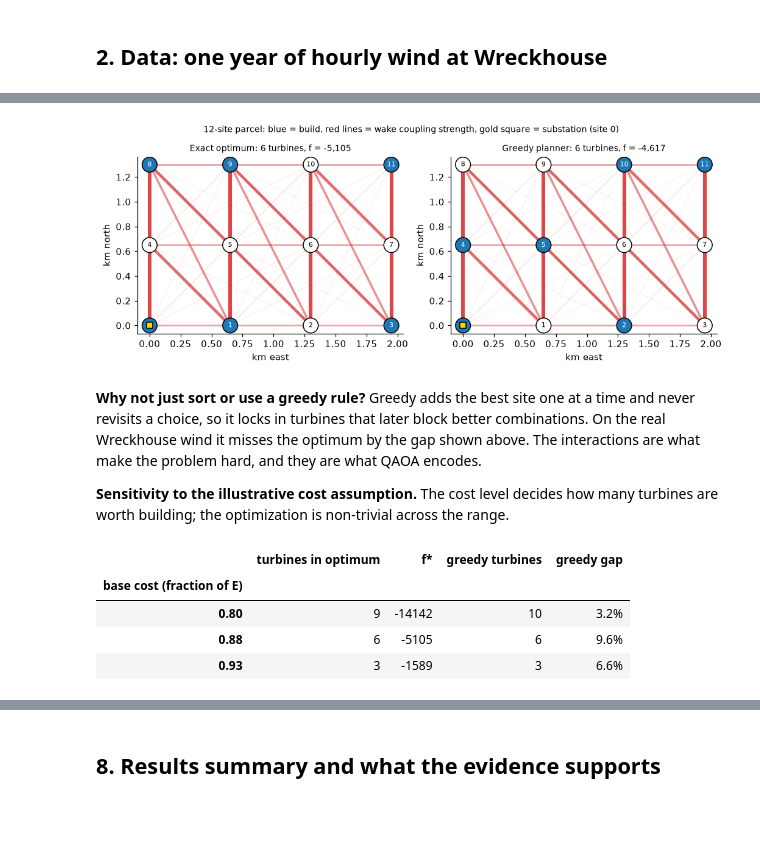
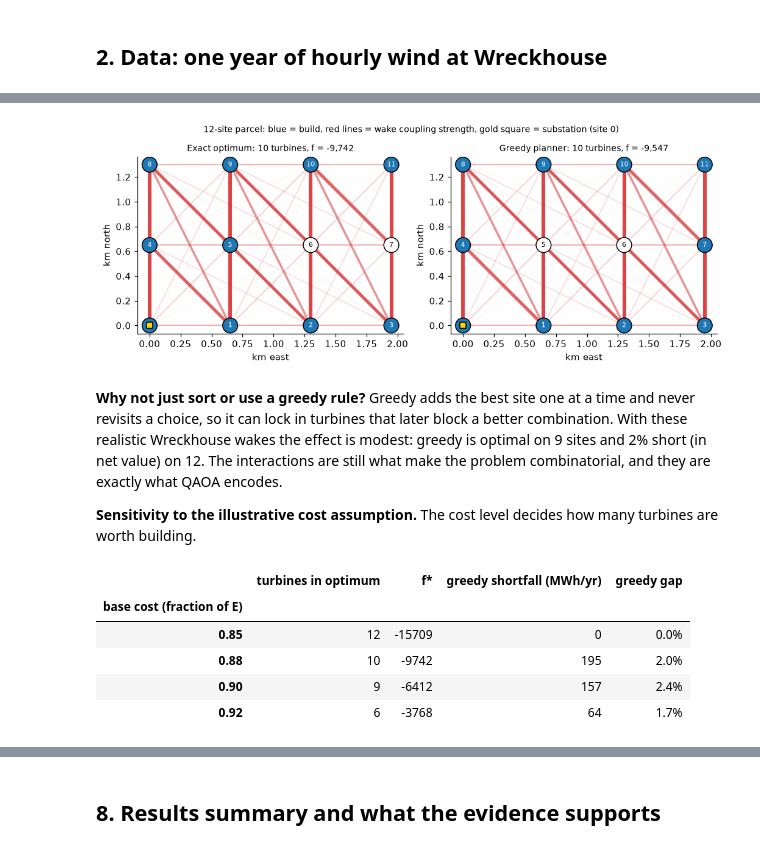
Before and after one commit to mrw-soumik/Qiskit-AI-Entanglers-, a Jupyter notebook: wakewise.ipynb, the cells around one changed output, grey strips where cells are left out. Drawn from its saved outputs; the diff is of its cells as text; code cells hidden in the pictures; blank space fills up the shorter version.

```diff
--- a/wakewise.ipynb
+++ b/wakewise.ipynb
@@ -113,30 +133,34 @@ Two instances on a flat grid with 650 m (5 rotor diameter) spacing:
 * **Main instance:** 3 x 4 grid, 12 sites (12 qubits), used for all noiseless experiments.
 * **Hardware instance:** 3 x 3 grid, 9 sites (9 qubits), small enough for meaningful results on today's noisy hardware.
 # %%
-spacing = 5 * ww.TURBINE["D"]
+spacing = 5 * ww.D
+jensen, gaussian = ww.wake_model("jensen"), ww.wake_model("gaussian")
 inst = {}
 for name, (rows, cols) in {"main_12": (3, 4), "hw_9": (3, 3)}.items():
     xy = ww.grid(rows, cols, spacing)
-    lin, W, info = ww.build_qubo(xy, wd, u)
+    lin, W, info = ww.build_qubo(xy, wd, u, model=jensen)
     x_opt, f_opt, values = ww.exact(lin, W)
     x_gr = ww.greedy(lin, W)
-    inst[name] = dict(xy=xy, rows=rows, cols=cols, lin=lin, W=W, E=info["E"], x_opt=x_opt, f_opt=f_opt,
-                      values=values, f_rand=values.mean(), x_gr=x_gr, f_gr=ww.qubo_values(x_gr, lin, W)[0])
+    inst[name] = dict(xy=xy, rows=rows, cols=cols, lin=lin, W=W, E=info["E"], cost=info["cost"], x_opt=x_opt,
+                      f_opt=f_opt, values=values, f_rand=values.mean(), x_gr=x_gr, f_gr=ww.qubo_values(x_gr, lin, W)[0])
 
-E = inst["main_12"]["E"]
-print(f"free-stream energy per turbine E = {E:,.0f} MWh/yr (capacity factor {E / (4 * 8760):.0%})")
+d = inst["main_12"]
+E = d["E"]
 iu = np.triu_indices(12, 1)
-Wm = inst["main_12"]["W"][iu]
+Wm = d["W"][iu]
+block_loss = 1 - ww.farm_energy(jensen, d["xy"], wd, u).sum() / (12 * E)
+print(f"one turbine alone: E = {E:,.0f} MWh/yr (capacity factor {E / (ww.RATED_KW / 1000 * 8760):.0%})")
 print(f"wake couplings (12 sites): {np.count_nonzero(Wm)} of {len(Wm)} pairs, largest {Wm.max():,.0f} MWh/yr "
-      f"({Wm.max() / E:.1%} of E), median {np.median(Wm):,.0f} MWh/yr")
+      f"({Wm.max() / E:.1%} of E), median {np.median(Wm):,.0f}; a full 12-turbine block loses {block_loss:.1%} to wakes")
 
 rows = []
-for name, d in inst.items():
-    n = len(d["lin"])
+for name, dd in inst.items():
+    n = len(dd["lin"])
     rows.append({"instance": name, "sites (qubits)": n, "layouts": 2 ** n,
-                 "exact optimum f*": round(d["f_opt"]), "turbines in optimum": int(d["x_opt"].sum()),
-                 "greedy f": round(d["f_gr"]), "greedy gap": f"{(d['f_gr'] - d['f_opt']) / abs(d['f_opt']):.1%}",
-                 "random mean f": round(d["f_rand"])})
+                 "exact optimum f*": round(dd["f_opt"]), "turbines in optimum": int(dd["x_opt"].sum()),
+                 "greedy f": round(dd["f_gr"]), "greedy shortfall (MWh/yr)": round(dd["f_gr"] - dd["f_opt"]),
+                 "greedy gap (% of net value)": f"{(dd['f_gr'] - dd['f_opt']) / abs(dd['f_opt']):.1%}",
+                 "random mean f": round(dd["f_rand"])})
 baseline_table = pd.DataFrame(rows).set_index("instance")
 baseline_table
 # %% [output]
@@ -149,42 +173,42 @@ wake couplings (12 sites): 66 of 66 pairs, largest 613 MWh/yr (4.4% of E), media
 # %%
-def draw_layout(ax, d, x, title):
-    xy = d["xy"] / 1000
-    W = d["W"]
+def draw_layout(ax, dd, x, title):
+    xy = dd["xy"] / 1000
+    W = dd["W"]
     for i, j in zip(*np.triu_indices(len(xy), 1)):
         if W[i, j] > 0:
             ax.plot(*xy[[i, j]].T, color="tab:red", alpha=0.85 * W[i, j] / W.max(), lw=4 * W[i, j] / W.max(), zorder=1)
     ax.scatter(*xy.T, s=260, c=["tab:blue" if b else "white" for b in x], edgecolors="black", zorder=2)
     for k, (px, py) in enumerate(xy):
         ax.annotate(str(k), (px, py), ha="center", va="center", fontsize=7, color="white" if x[k] else "black", zorder=3)
     ax.scatter(*xy[0], marker="s", s=40, c="gold", edgecolors="black", zorder=4)
     ax.set_title(title, fontsize=9); ax.set_aspect("equal"); ax.set_xlabel("km east"); ax.set_ylabel("km north")
 
-d = inst["main_12"]
 fig, axs = plt.subplots(1, 2, figsize=(9.5, 3.6))
 draw_layout(axs[0], d, d["x_opt"], f"Exact optimum: {int(d['x_opt'].sum())} turbines, f = {d['f_opt']:,.0f}")
 draw_layout(axs[1], d, d["x_gr"], f"Greedy planner: {int(d['x_gr'].sum())} turbines, f = {d['f_gr']:,.0f}")
 fig.suptitle("12-site parcel: blue = build, red lines = wake coupling strength, gold square = substation (site 0)", fontsize=9)
 fig.tight_layout(); fig.savefig(FIG / "layouts.png", bbox_inches="tight"); plt.show()
 # %% [output]
-[figure, old version]
+[figure, new version]
 # %% [markdown]
-**Why not just sort or use a greedy rule?** Greedy adds the best site one at a time and never revisits a choice, so it locks in turbines that later block better combinations. On the real Wreckhouse wind it misses the optimum by the gap shown above. The interactions are what make the problem hard, and they are what QAOA encodes.
+**Why not just sort or use a greedy rule?** Greedy adds the best site one at a time and never revisits a choice, so it can lock in turbines that later block a better combination. With these realistic Wreckhouse wakes the effect is modest: greedy is optimal on 9 sites and 2% short (in net value) on 12. The interactions are still what make the problem combinatorial, and they are exactly what QAOA encodes.
 
-**Sensitivity to the illustrative cost assumption.** The cost level decides how many turbines are worth building; the optimization is non-trivial across the range.
+**Sensitivity to the illustrative cost assumption.** The cost level decides how many turbines are worth building.
 # %%
 sens = []
-for frac in [0.80, 0.88, 0.93]:
-    lin_s, W_s, _ = ww.build_qubo(inst["main_12"]["xy"], wd, u, cost_frac=frac)
+for frac in [0.85, 0.88, 0.90, 0.92]:
+    lin_s, W_s, _ = ww.build_qubo(d["xy"], wd, u, cost_frac=frac, model=jensen)
     xo, fo, _ = ww.exact(lin_s, W_s); xg = ww.greedy(lin_s, W_s); fg = ww.qubo_values(xg, lin_s, W_s)[0]
     sens.append({"base cost (fraction of E)": frac, "turbines in optimum": int(xo.sum()), "f*": round(fo),
-                 "greedy turbines": int(xg.sum()), "greedy gap": f"{(fg - fo) / abs(fo):.1%}"})
+                 "greedy shortfall (MWh/yr)": round(fg - fo), "greedy gap": f"{(fg - fo) / abs(fo):.1%}"})
 pd.DataFrame(sens).set_index("base cost (fraction of E)")
 # %% [output]
-|  | turbines in optimum | f* | greedy turbines | greedy gap |
+|  | turbines in optimum | f* | greedy shortfall (MWh/yr) | greedy gap |
 | base cost (fraction of E) |  |  |  |  |
-| 0.80 | 9 | -14142 | 10 | 3.2% |
-| 0.88 | 6 | -5105 | 6 | 9.6% |
-| 0.93 | 3 | -1589 | 3 | 6.6% |
+| 0.85 | 12 | -15709 | 0 | 0.0% |
+| 0.88 | 10 | -9742 | 195 | 2.0% |
+| 0.90 | 9 | -6412 | 157 | 2.4% |
+| 0.92 | 6 | -3768 | 64 | 1.7% |
 # %% [markdown]
 ## 4. Quantum formulation: from wakes to an Ising Hamiltonian
 
```
Also changed, not shown: parts of 20 cells of this notebook, 17 other files.
